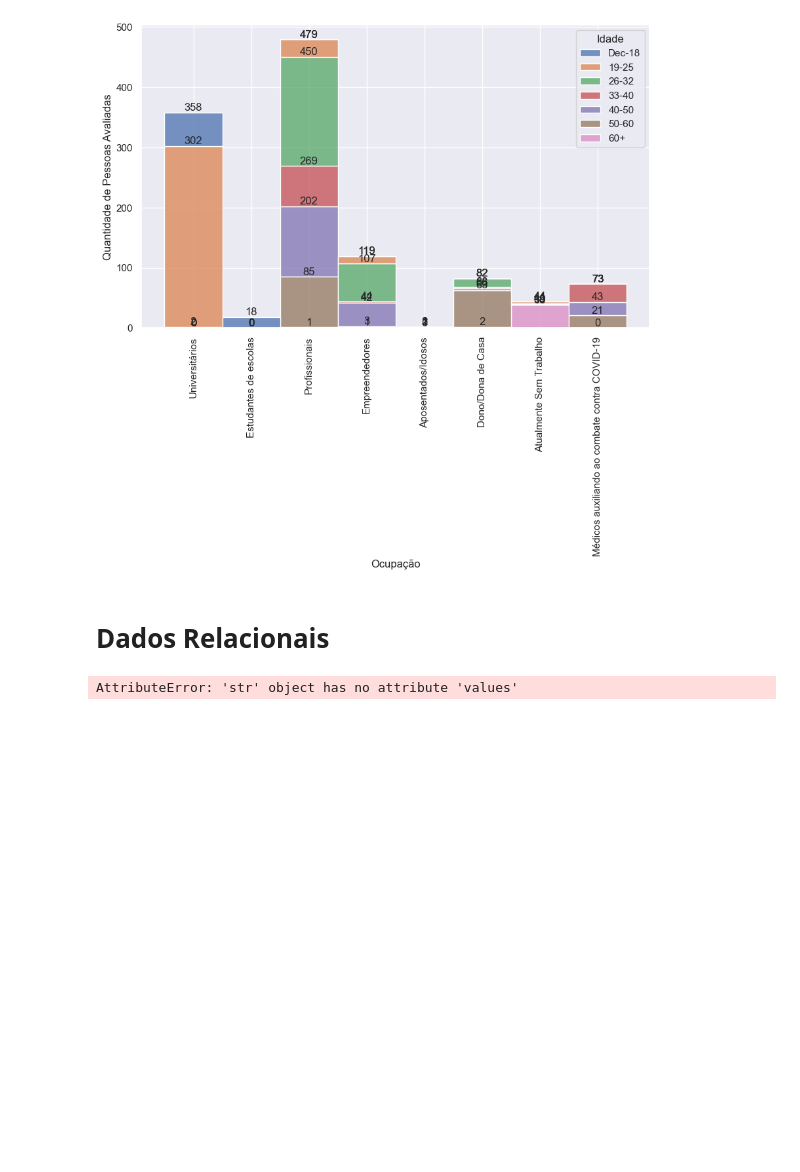
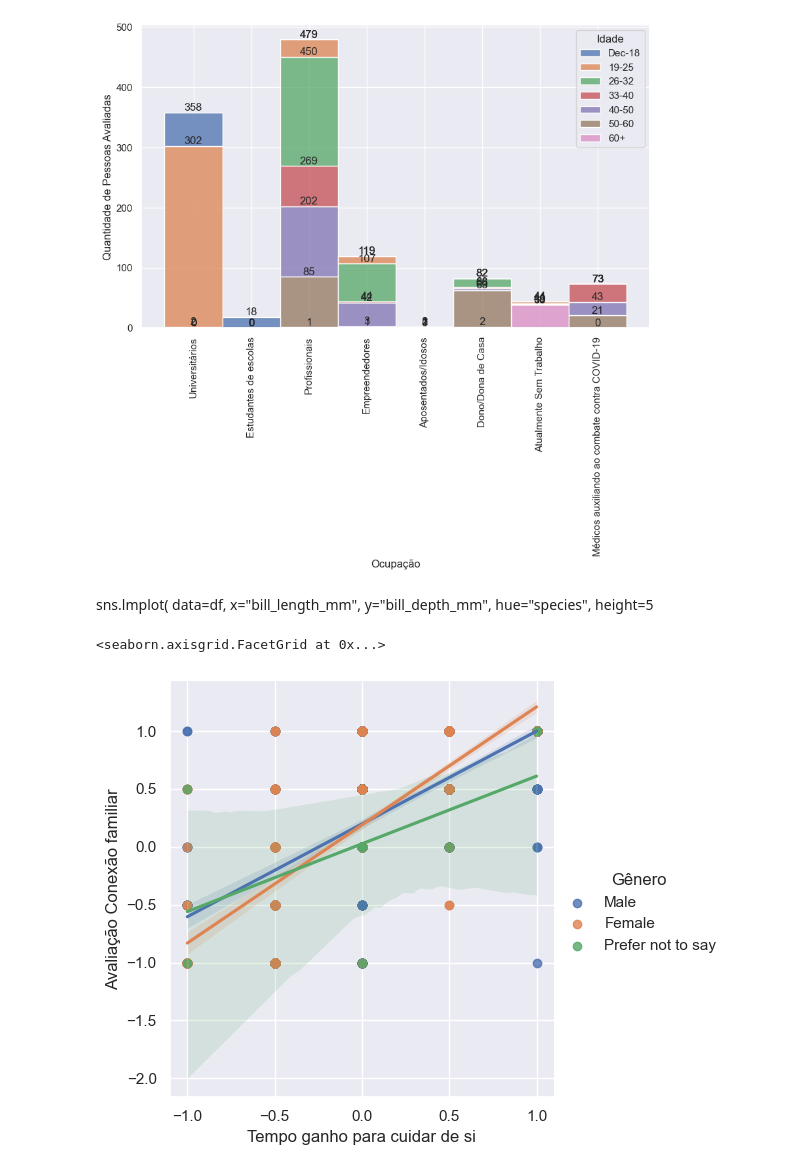
Before and after one commit to akira-gabriel/Covid-Psycological-Effects-of-COVID, a Jupyter notebook: Psycological Effects of COVID.ipynb, the cells around one changed output. Drawn from its saved outputs; the diff is of its cells as text; code cells hidden in the pictures; blank space fills up the shorter version.

```diff
--- a/Psycological Effects of COVID.ipynb
+++ b/Psycological Effects of COVID.ipynb
@@ -379,13 +384,16 @@ for i, p in enumerate(ax.containers):
     ax.bar_label(p, label=[f'{v.get_height()}' for v in p], label_type='edge')
 # %% [output]
 [figure]
-# %% [markdown]
-# Dados Relacionais
-# %%
-sns.jointplot(
-    data = df,
-    x='Idade', y='Gosta do ambiente doméstico'.values(), hue='Gênero',
-    kind = 'kde'
-)
-# %% [output]
-AttributeError: 'str' object has no attribute 'values'
+# %% [markdown]
+sns.lmplot(
+data=df,
+x="bill_length_mm", y="bill_depth_mm", hue="species",
+height=5
+# %%
+sns.lmplot(
+data=df,
+x='Tempo ganho para cuidar de si', y="Avaliação Conexão familiar", hue="Gênero",
+)
+# %% [output]
+<seaborn.axisgrid.FacetGrid at 0x...>
+[figure, added]
```
Also changed, not shown: parts of 4 cells of this notebook.
